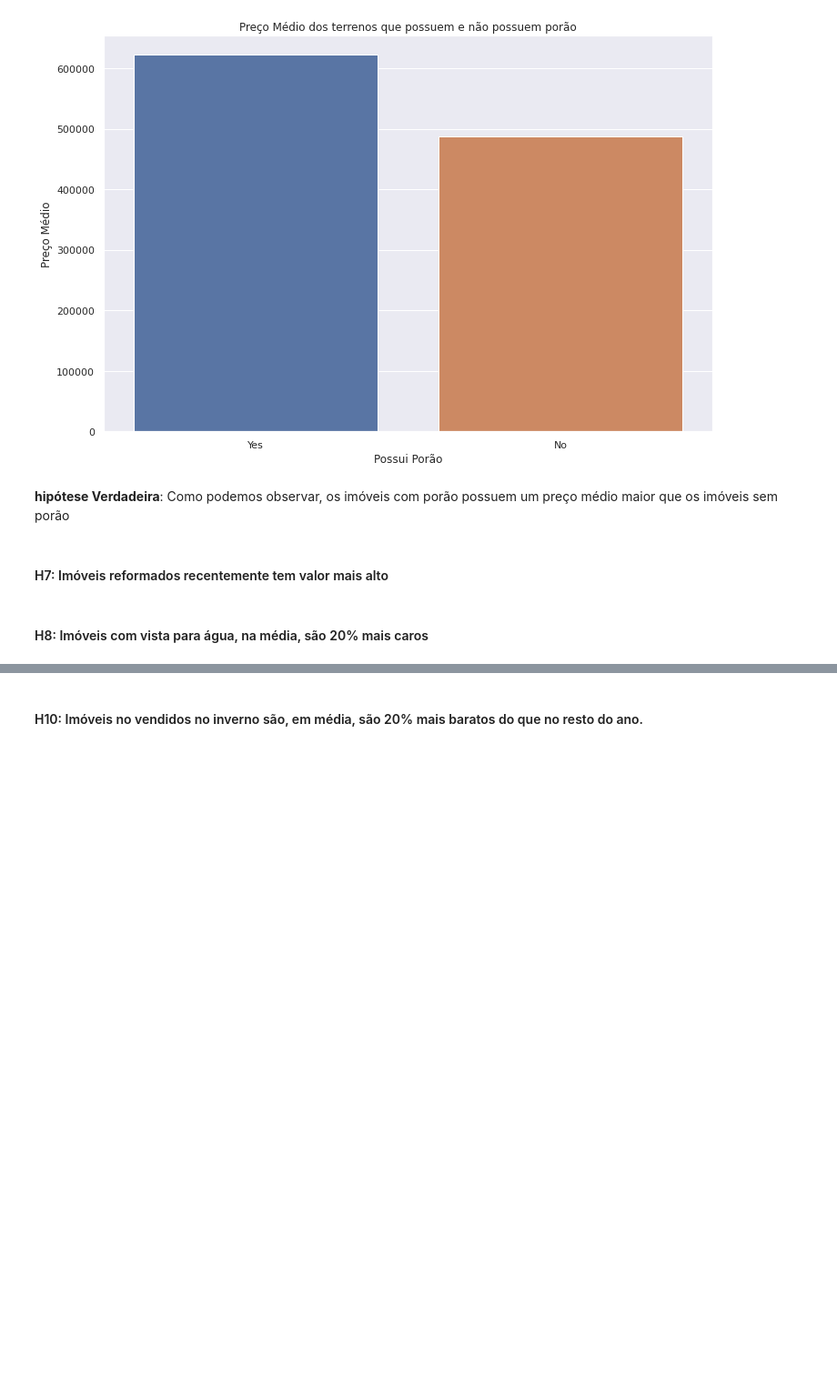
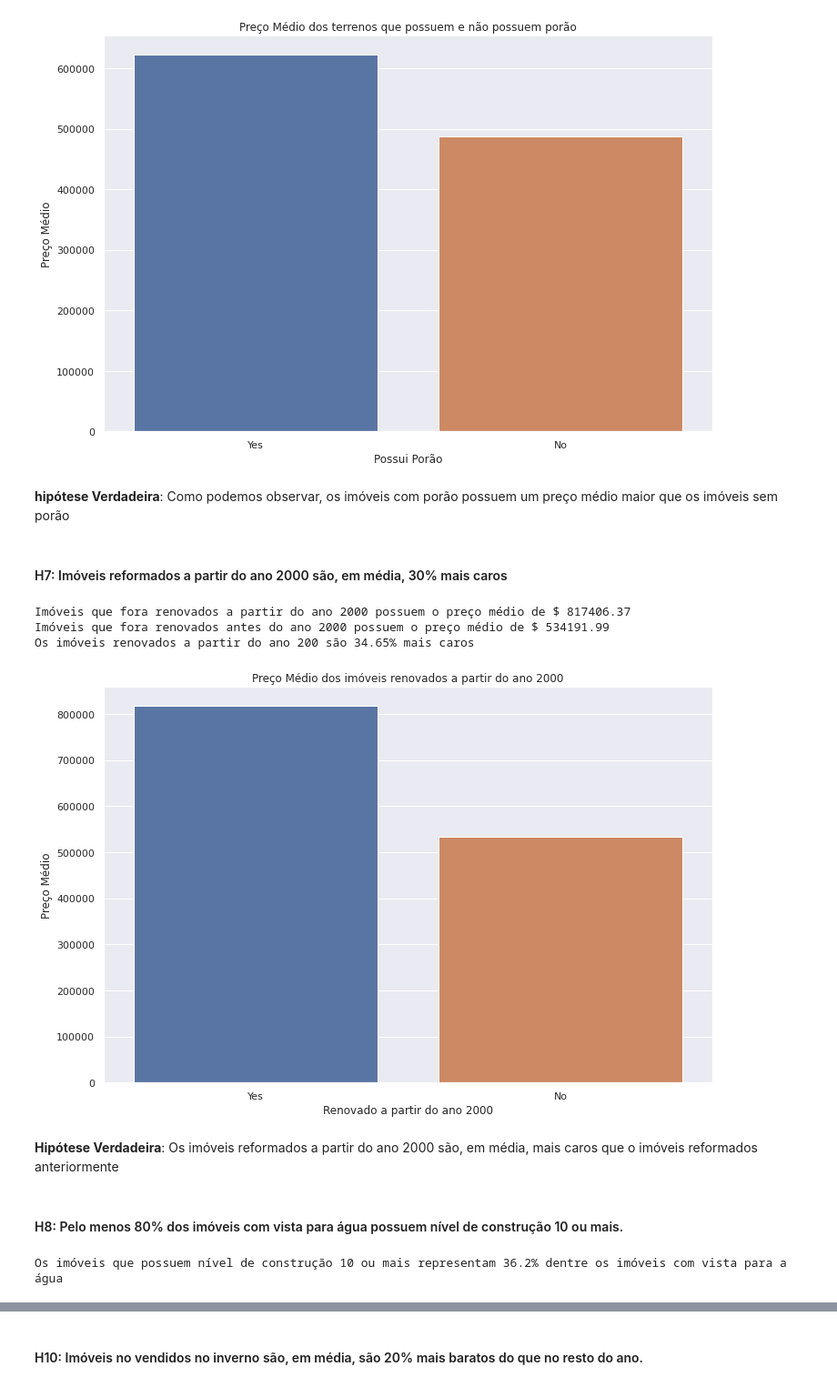
Before and after one commit to PedroFerraresi/houserocket, a Jupyter notebook: notebooks/pf_v2.0.ipynb, the cells around one changed output, grey strips where cells are left out. Shown at 91% size. Cells and saved outputs as stored; diff of their text form; code cells hidden in the pictures; blank space fills up the shorter version.

Commit message:
Terminado de verificar as hipóteses levantadas

```diff
--- a/notebooks/pf_v2.0.ipynb
+++ b/notebooks/pf_v2.0.ipynb
@@ -511,7 +490,56 @@ ax = ax.set(
 [figure]
 # %% [markdown]
 **hipótese Verdadeira**: Como podemos observar, os imóveis com porão possuem um preço médio maior que os imóveis sem porão
-# %% [markdown]
-#### H7: Imóveis reformados recentemente tem valor mais alto
+# %% [markdown]
+#### H7: Imóveis reformados a partir do ano 2000 são, em média, 30% mais caros
+# %%
+df_renovated_before_2000 = df1.loc[ ~(df1['yr_renovated'] >= 2000), : ]
+df_renovated_after_2000 = df1.loc[ df1['yr_renovated'] >= 2000, : ]
+
+mean_price_renovated_after_2000 = df_renovated_after_2000.loc[:, 'price'].mean()
+mean_price_renovated_before_2000 = df_renovated_before_2000.loc[:, 'price'].mean()
+
+print(f'Imóveis que fora renovados a partir do ano 2000 possuem o preço médio de $ {mean_price_renovated_after_2000:.2f}')
+print(f'Imóveis que fora renovados antes do ano 2000 possuem o preço médio de $ {mean_price_renovated_before_2000:.2f}')
+print(f'Os imóveis renovados a partir do ano 200 são {round( 100 - ( ( mean_price_renovated_before_2000 * 100) / mean_price_renovated_after_2000 ), 2)}% mais caros')
+# %% [output]
+Imóveis que fora renovados a partir do ano 2000 possuem o preço médio de $ 817406.37
+Imóveis que fora renovados antes do ano 2000 possuem o preço médio de $ 534191.99
+Os imóveis renovados a partir do ano 200 são 34.65% mais caros
+# %%
+df_renovated = pd.DataFrame([
+    {'renovated': 'Yes', 'mean_price': mean_price_renovated_after_2000},
+    {'renovated': 'No', 'mean_price': mean_price_renovated_before_2000},
+])
+
+ax = sns.barplot(
+    data = df_renovated,
+    x = 'renovated',
+    y = 'mean_price',
+)
+
+ax = ax.set(
+    xlabel = 'Renovado a partir do ano 2000',
+    ylabel = 'Preço Médio',
+    title = 'Preço Médio dos imóveis renovados a partir do ano 2000',
+)
+# %% [output]
+[figure, added]
+# %% [markdown]
+**Hipótese Verdadeira**: Os imóveis reformados a partir do ano 2000 são, em média, mais caros que o imóveis reformados anteriormente
 # %% [markdown]
-#### H8: Imóveis com vista para água, na média, são 20% mais caros
+#### H8: Pelo menos 80% dos imóveis com vista para água possuem nível de construção 10 ou mais.
+# %%
+df_waterfront = df1.loc[ df1['waterfront'] == 1, : ]
+
+qty_houses = df_waterfront.shape[0]
+
+qty_good_construction = df_waterfront.loc[ df_waterfront['grade'] >= 10, 'id' ].count()
+qty_bad_construction = df_waterfront.loc[ df_waterfront['grade'] < 10, 'id' ].count()
+
+percent_good_construction = round((qty_good_construction / qty_houses * 100), 2)
+percent_bad_construction = round((qty_bad_construction / qty_houses * 100), 2)
+
+print(f'Os imóveis que possuem nível de construção 10 ou mais representam {percent_good_construction}% dentre os imóveis com vista para a água')
+# %% [output]
+Os imóveis que possuem nível de construção 10 ou mais representam 36.2% dentre os imóveis com vista para a água
```
Also changed, not shown: parts of 17 cells of this notebook.
